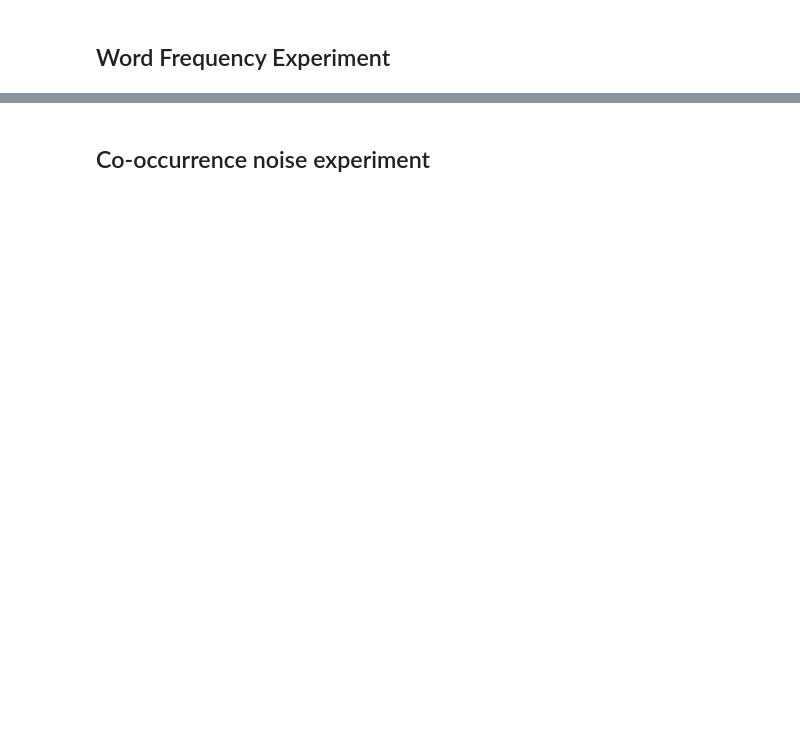
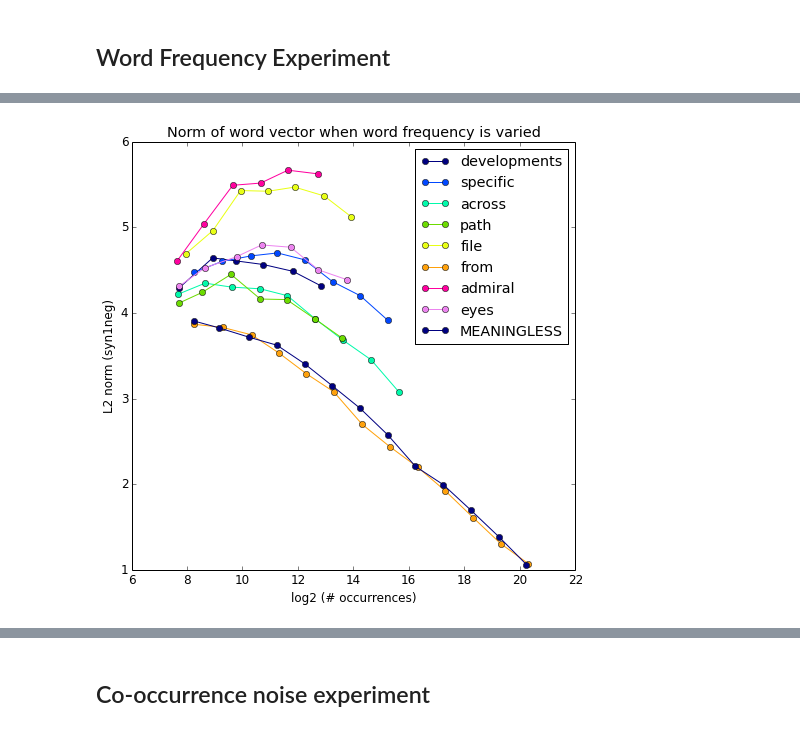
Before and after one commit to benjaminwilson/word2vec-norm-experiments, a Jupyter notebook: analysis.ipynb, the cells around one changed output, grey strips where cells are left out. Saved outputs shown, nothing was run; the diff lists cells and outputs as text; code cells hidden in the pictures; blank space fills up the shorter version.

```diff
--- a/analysis.ipynb
+++ b/analysis.ipynb
@@ -88,0 +105,5 @@ plt.savefig('word-frequency-experiment-graph.png')
+# %%
+plot_word_freq_experiment_norm_vs_freq(stats.L2_norm_syn1neg)
+plt.savefig('word-frequency-experiment-graph-syn1neg.png')
+# %% [output]
+[figure, added]
```
Also changed, not shown: parts of 14 cells of this notebook, 10 other files.
